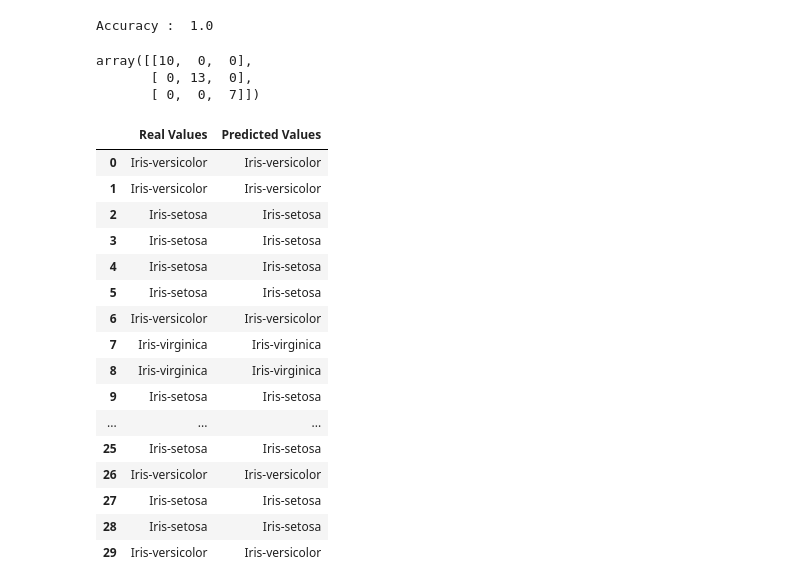
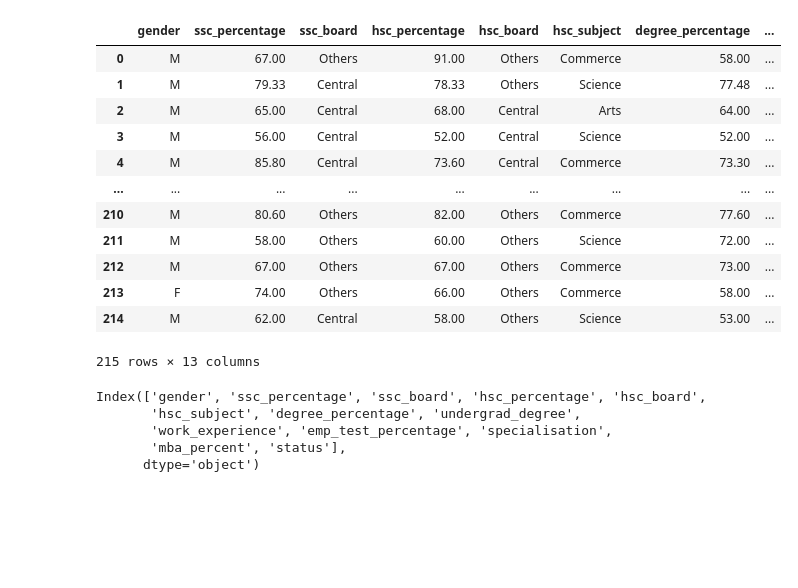
Before and after one commit to Rifqi-05/pendata, a Jupyter notebook: _sources/tugas-pendat/Tugas-2.ipynb, the cells around one changed output. Drawn from its saved outputs; the diff is of its cells as text; code cells hidden in the pictures; blank space fills up the shorter version.

```diff
--- a/_sources/tugas-pendat/Tugas-2.ipynb
+++ b/_sources/tugas-pendat/Tugas-2.ipynb
@@ -47,32 +11,28 @@ array(['Iris-versicolor', 'Iris-versicolor', 'Iris-setosa', 'Iris-setosa',
-# %%
-from sklearn.metrics import confusion_matrix
-cm = confusion_matrix(y_test, y_pred)
-from sklearn.metrics import accuracy_score
-print ("Accuracy : ", accuracy_score(y_test, y_pred))
-cm
-# %% [output]
-Accuracy :  1.0
-array([[10,  0,  0],
-       [ 0, 13,  0],
-       [ 0,  0,  7]])
-# %%
-df = pd.DataFrame({'Real Values':y_test, 'Predicted Values':y_pred})
-df
-# %% [output]
-|  | Real Values | Predicted Values |
-| 0 | Iris-versicolor | Iris-versicolor |
-| 1 | Iris-versicolor | Iris-versicolor |
-| 2 | Iris-setosa | Iris-setosa |
-| 3 | Iris-setosa | Iris-setosa |
-| 4 | Iris-setosa | Iris-setosa |
-| 5 | Iris-setosa | Iris-setosa |
-| 6 | Iris-versicolor | Iris-versicolor |
-| 7 | Iris-virginica | Iris-virginica |
-| 8 | Iris-virginica | Iris-virginica |
-| 9 | Iris-setosa | Iris-setosa |
-| ... | ... | ... |
-| 25 | Iris-setosa | Iris-setosa |
-| 26 | Iris-versicolor | Iris-versicolor |
-| 27 | Iris-setosa | Iris-setosa |
-| 28 | Iris-setosa | Iris-setosa |
-| 29 | Iris-versicolor | Iris-versicolor |
+# %%
+import pandas as pd
+from sklearn.metrics.pairwise import pairwise_distances
+job_data = pd.read_csv('https://raw.githubusercontent.com/Rifqi-05/pendata/main/Job_Placement_Data.csv')
+job_data
+# %% [output]
+|  | gender | ssc_percentage | ssc_board | hsc_percentage | hsc_board | hsc_subject | degree_percentage | ... |
+| 0 | M | 67.00 | Others | 91.00 | Others | Commerce | 58.00 | ... |
+| 1 | M | 79.33 | Central | 78.33 | Others | Science | 77.48 | ... |
+| 2 | M | 65.00 | Central | 68.00 | Central | Arts | 64.00 | ... |
+| 3 | M | 56.00 | Central | 52.00 | Central | Science | 52.00 | ... |
+| 4 | M | 85.80 | Central | 73.60 | Central | Commerce | 73.30 | ... |
+| ... | ... | ... | ... | ... | ... | ... | ... | ... |
+| 210 | M | 80.60 | Others | 82.00 | Others | Commerce | 77.60 | ... |
+| 211 | M | 58.00 | Others | 60.00 | Others | Science | 72.00 | ... |
+| 212 | M | 67.00 | Others | 67.00 | Others | Commerce | 73.00 | ... |
+| 213 | F | 74.00 | Others | 66.00 | Others | Commerce | 58.00 | ... |
+| 214 | M | 62.00 | Central | 58.00 | Others | Science | 53.00 | ... |
+215 rows × 13 columns
+# %%
+# Show all columns from dataframe
+job_data.columns
+# %% [output]
+Index(['gender', 'ssc_percentage', 'ssc_board', 'hsc_percentage', 'hsc_board',
+       'hsc_subject', 'degree_percentage', 'undergrad_degree',
+       'work_experience', 'emp_test_percentage', 'specialisation',
+       'mba_percent', 'status'],
+      dtype='object')
```
Also changed, not shown: parts of 34 cells of this notebook, 14 other files.
